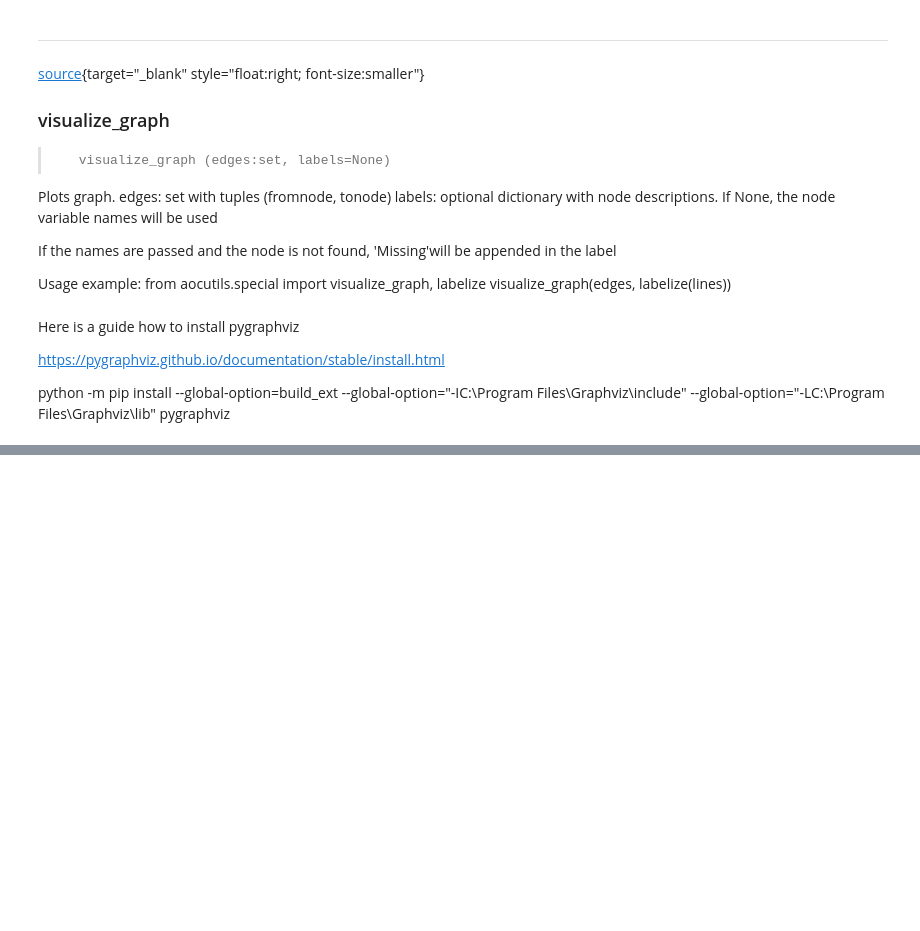
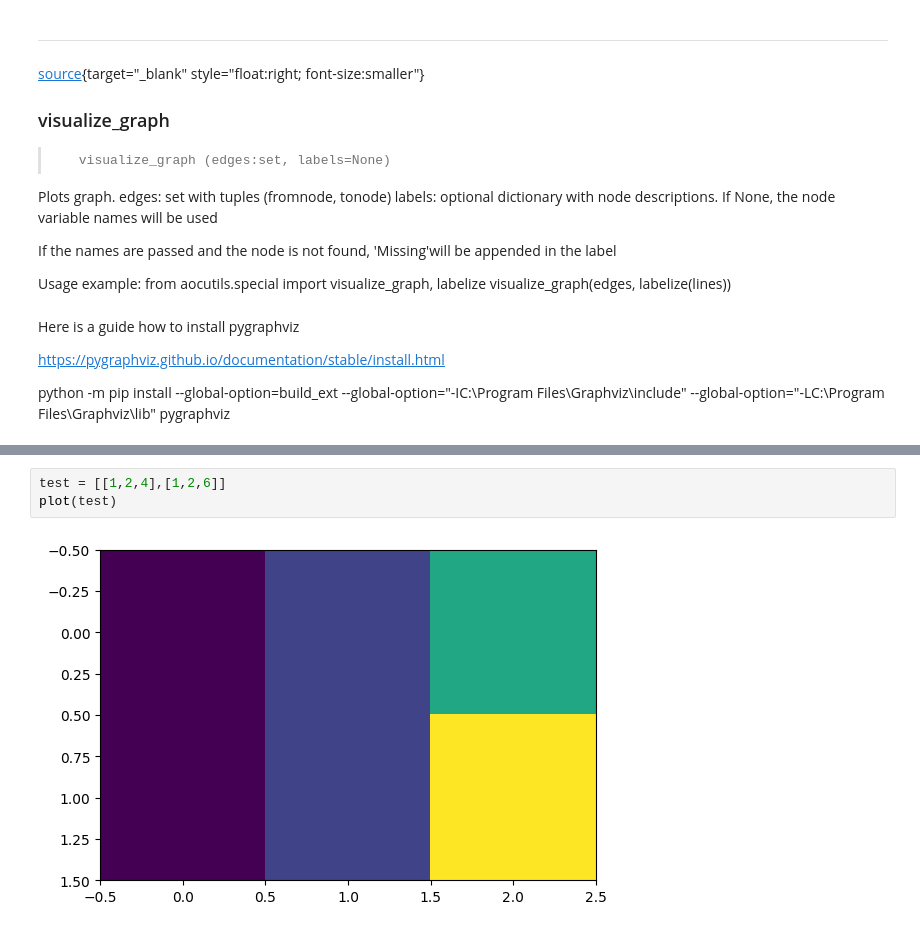
Before and after one commit to jvanelteren/aocutils, a Jupyter notebook: _proc/08_visual.ipynb, the cells around one changed output, grey strips where cells are left out. Cells and saved outputs as stored; diff of their text form; blank space fills up the shorter version.

```diff
--- a/_proc/08_visual.ipynb
+++ b/_proc/08_visual.ipynb
@@ -91,0 +104,5 @@ animate_grid(arr, step)
+# %%
+test = [[1,2,4],[1,2,6]]
+plot(test)
+# %% [output]
+[figure, added]
```
Also changed, not shown: parts of 5 cells of this notebook, 18 other files.
